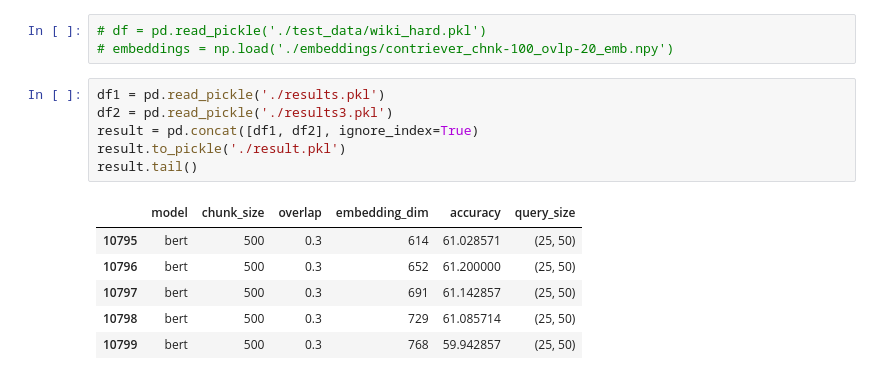
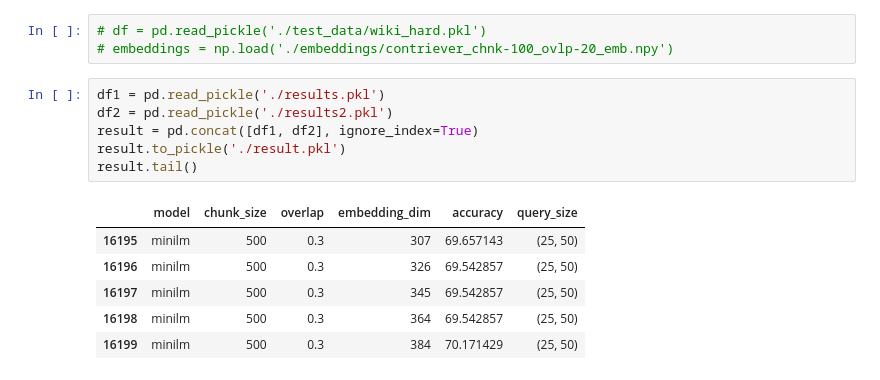
Before and after one commit to rifaaQ/cmsc674, a Jupyter notebook: adhoc.ipynb, the cells around one changed output. Saved outputs shown, nothing was run; the diff lists cells and outputs as text.

```diff
--- a/adhoc.ipynb
+++ b/adhoc.ipynb
@@ -13,14 +13,14 @@ import pandas as pd
 # embeddings = np.load('./embeddings/contriever_chnk-100_ovlp-20_emb.npy')
 # %%
 df1 = pd.read_pickle('./results.pkl')
-df2 = pd.read_pickle('./results3.pkl')
+df2 = pd.read_pickle('./results2.pkl')
 result = pd.concat([df1, df2], ignore_index=True)
 result.to_pickle('./result.pkl')
 result.tail()
 # %% [output]
 |  | model | chunk_size | overlap | embedding_dim | accuracy | query_size |
-| 10795 | bert | 500 | 0.3 | 614 | 61.028571 | (25, 50) |
-| 10796 | bert | 500 | 0.3 | 652 | 61.200000 | (25, 50) |
-| 10797 | bert | 500 | 0.3 | 691 | 61.142857 | (25, 50) |
-| 10798 | bert | 500 | 0.3 | 729 | 61.085714 | (25, 50) |
-| 10799 | bert | 500 | 0.3 | 768 | 59.942857 | (25, 50) |
+| 16195 | minilm | 500 | 0.3 | 307 | 69.657143 | (25, 50) |
+| 16196 | minilm | 500 | 0.3 | 326 | 69.542857 | (25, 50) |
+| 16197 | minilm | 500 | 0.3 | 345 | 69.542857 | (25, 50) |
+| 16198 | minilm | 500 | 0.3 | 364 | 69.542857 | (25, 50) |
+| 16199 | minilm | 500 | 0.3 | 384 | 70.171429 | (25, 50) |
```
Also changed, not shown: 2 other files.
